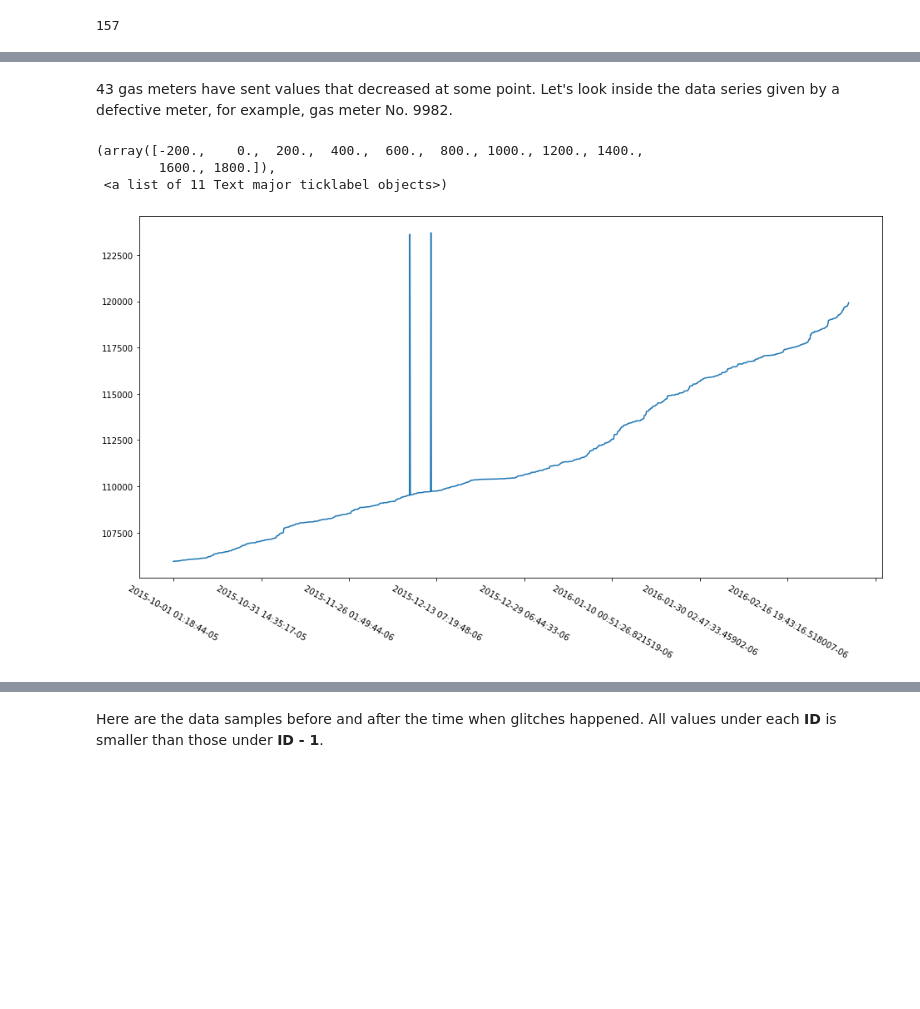
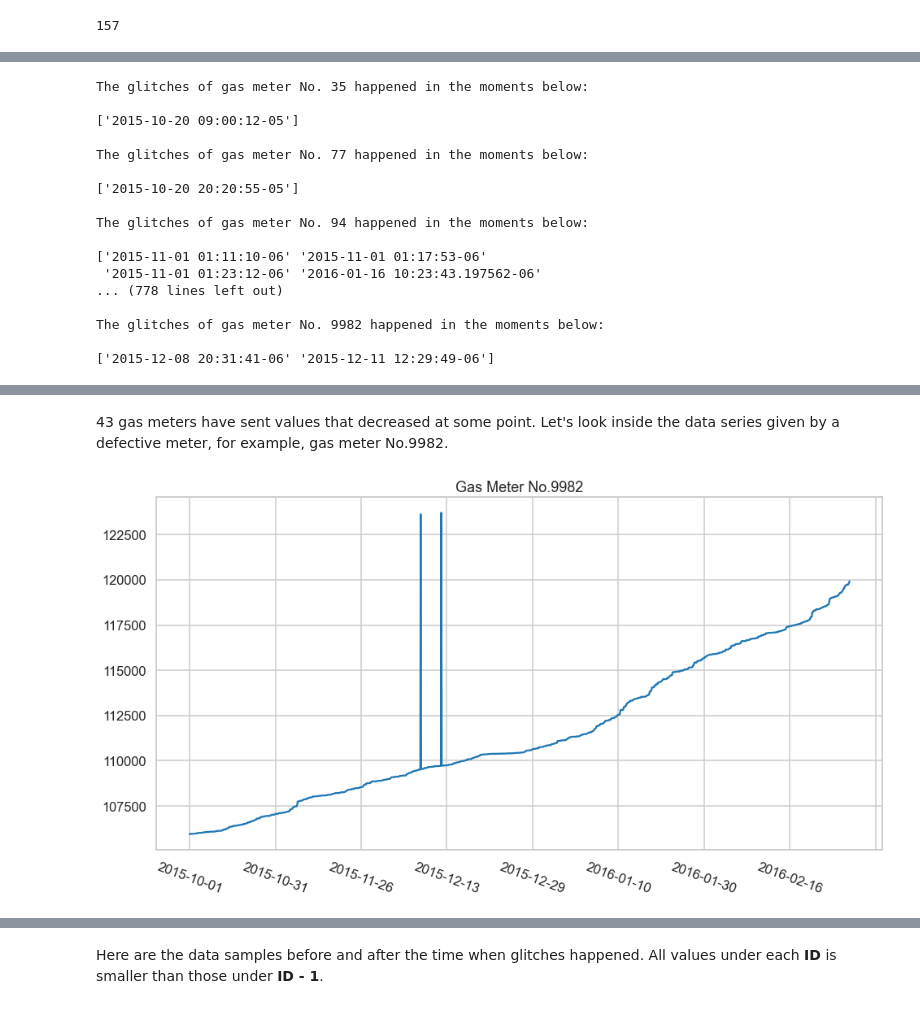
Before and after one commit to felixnie/EE4211-Project, a Jupyter notebook: Question1.ipynb, the cells around one changed output, grey strips where cells are left out. Drawn from its saved outputs; the diff is of its cells as text; code cells hidden in the pictures; blank space fills up the shorter version.

```diff
--- a/Question1.ipynb
+++ b/Question1.ipynb
@@ -16,7 +32,7 @@ df = pd.read_csv('dataport-export_gas_oct2015-mar2016.csv')
 # %% [markdown]
 First let's get the number of houses.
 # %%
-grouped = df.groupby(['dataid'], sort=['localminute'])
+grouped = df.groupby(['dataid'])
 len(grouped)
 # %% [output]
 157
@@ -61 +65,21 @@ The glitches of gas meter No. 9982 happened in the moments below:
+# %%
+defect_id = find_decrease(df)
+# %% [output]
+The glitches of gas meter No. 35 happened in the moments below:
+
+['2015-10-20 09:00:12-05']
+
+The glitches of gas meter No. 77 happened in the moments below:
+
+['2015-10-20 20:20:55-05']
+
+The glitches of gas meter No. 94 happened in the moments below:
+
+['2015-11-01 01:11:10-06' '2015-11-01 01:17:53-06'
+ '2015-11-01 01:23:12-06' '2016-01-16 10:23:43.197562-06'
+... (778 lines left out)
+
+The glitches of gas meter No. 9982 happened in the moments below:
+
+['2015-12-08 20:31:41-06' '2015-12-11 12:29:49-06']
 # %%
@@ -66,17 +91,26 @@ The ID of the 43 defective meters are:
 [35, 77, 94, 483, 484, 1042, 1086, 1185, 1507, 1556, 1718, 1790, 1801, 2129, 2335, 2449, 3134, 3527, 3544, 3893, 4031, 4193, 4514, 4998, 5129, 5131, 5193, 5403, 5810, 5814, 5892, 6836, 7017, 7030, 711 ...
 # %% [markdown]
 43 gas meters have sent values that decreased at some point.
-Let's look inside the data series given by a defective meter, for example, gas meter No. 9982.
+Let's look inside the data series given by a defective meter, for example, gas meter No.9982.
 # %%
-group = grouped.get_group(9982)
-t = group.localminute.values
-val = group.meter_value.values
+def plot_group(key,df):
+    grouped = df.groupby(['dataid'])
+    group = grouped.get_group(key)
+    t = group.localminute.values
+    val = group.meter_value.values
+    # keep the date
+    t = map(lambda s : s[0:10], t)
+    t = np.array(list(t))
 
-s = pd.Series(val, index=t)
-s.plot(figsize=(16, 8))
-plt.xticks(rotation=-30)
+    s = pd.Series(val, index=t)
+    s.plot(figsize=(16, 8))
+    plt.rcParams['figure.dpi'] = 300
+    plt.xticks(rotation=-20)
+    plt.title('Gas Meter No.' + str(key))
+    return
-# %% [output]
-(array([-200.,    0.,  200.,  400.,  600.,  800., 1000., 1200., 1400.,
-        1600., 1800.]),
- <a list of 11 Text major ticklabel objects>)
-[figure, removed]
+# %%
+sns.set_style("whitegrid")
+sns.set_context("talk")
+plot_group(9982,df)
+# %% [output]
+[figure, added]
```
Also changed, not shown: parts of 57 cells of this notebook.
